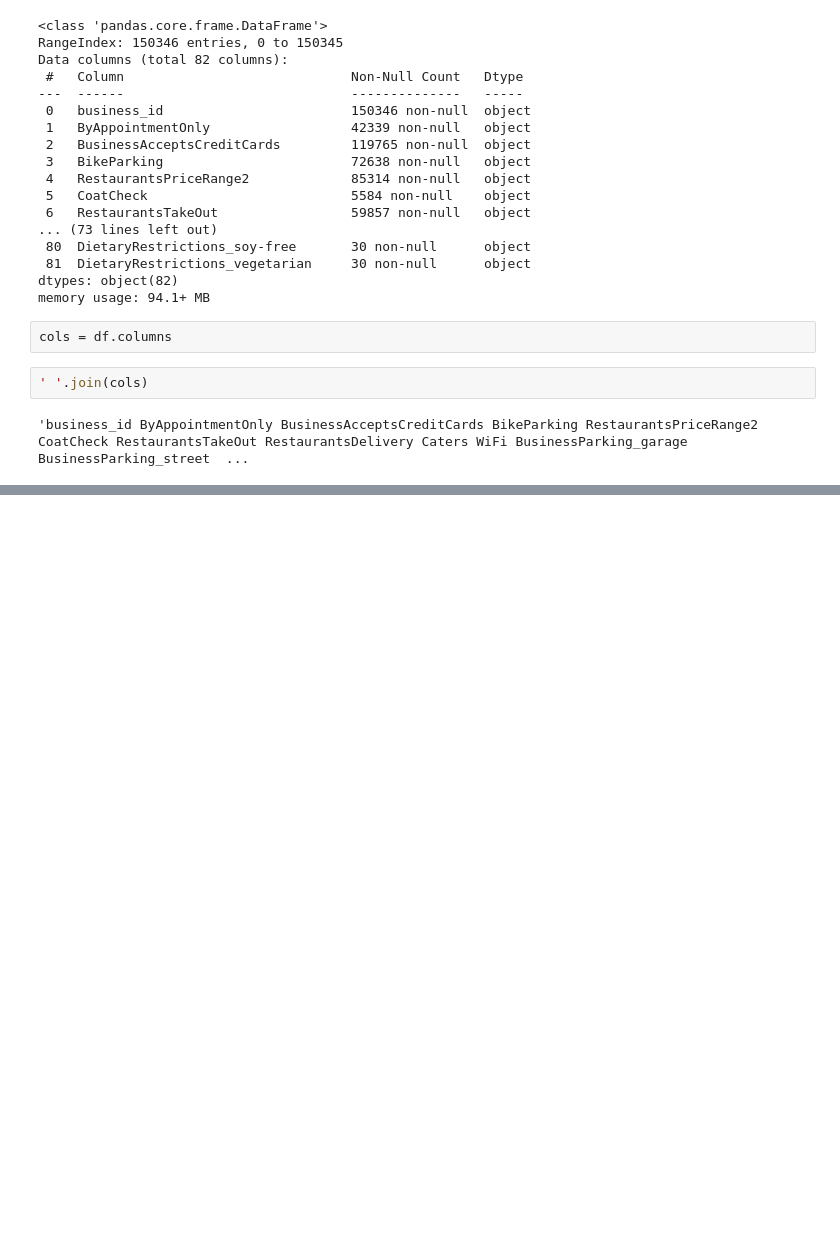
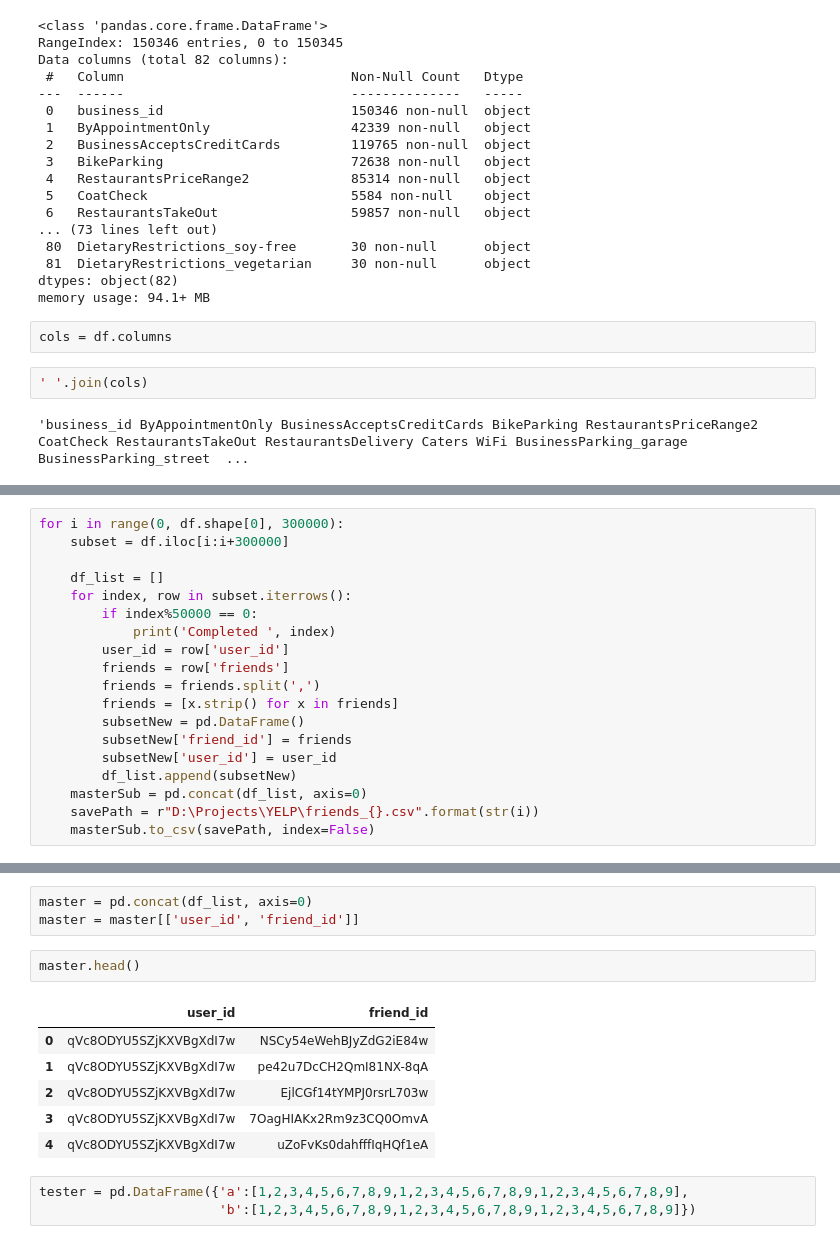
Before and after one commit to Janak26/YelpAnalysis, a Jupyter notebook: notebooks/explorationAndCleaning.ipynb, the cells around one changed output, grey strips where cells are left out. Drawn from its saved outputs; the diff is of its cells as text; blank space fills up the shorter version.

```diff
--- a/notebooks/explorationAndCleaning.ipynb
+++ b/notebooks/explorationAndCleaning.ipynb
@@ -208,0 +224,19 @@ cols = df.columns
+# %%
+for i in range(0, df.shape[0], 300000):
+    subset = df.iloc[i:i+300000]
+
+    df_list = []
+    for index, row in subset.iterrows():
+        if index%50000 == 0:
+            print('Completed ', index)
+        user_id = row['user_id']
+        friends = row['friends']
+        friends = friends.split(',')
+        friends = [x.strip() for x in friends]
+        subsetNew = pd.DataFrame()
+        subsetNew['friend_id'] = friends
+        subsetNew['user_id'] = user_id
+        df_list.append(subsetNew)
+    masterSub = pd.concat(df_list, axis=0)
+    savePath = r"D:\Projects\YELP\friends_{}.csv".format(str(i))
+    masterSub.to_csv(savePath, index=False)
@@ -208,0 +261,15 @@ cols = df.columns
+# %%
+master = pd.concat(df_list, axis=0)
+master = master[['user_id', 'friend_id']]
+# %%
+master.head()
+# %% [output]
+|  | user_id | friend_id |
+| 0 | qVc8ODYU5SZjKXVBgXdI7w | NSCy54eWehBJyZdG2iE84w |
+| 1 | qVc8ODYU5SZjKXVBgXdI7w | pe42u7DcCH2QmI81NX-8qA |
+| 2 | qVc8ODYU5SZjKXVBgXdI7w | EjlCGf14tYMPJ0rsrL703w |
+| 3 | qVc8ODYU5SZjKXVBgXdI7w | 7OagHIAKx2Rm9z3CQ0OmvA |
+| 4 | qVc8ODYU5SZjKXVBgXdI7w | uZoFvKs0dahfffIqHQf1eA |
+# %%
+tester = pd.DataFrame({'a':[1,2,3,4,5,6,7,8,9,1,2,3,4,5,6,7,8,9,1,2,3,4,5,6,7,8,9],
+                       'b':[1,2,3,4,5,6,7,8,9,1,2,3,4,5,6,7,8,9,1,2,3,4,5,6,7,8,9]})
```
Also changed, not shown: parts of 9 cells of this notebook, 3 other files.
